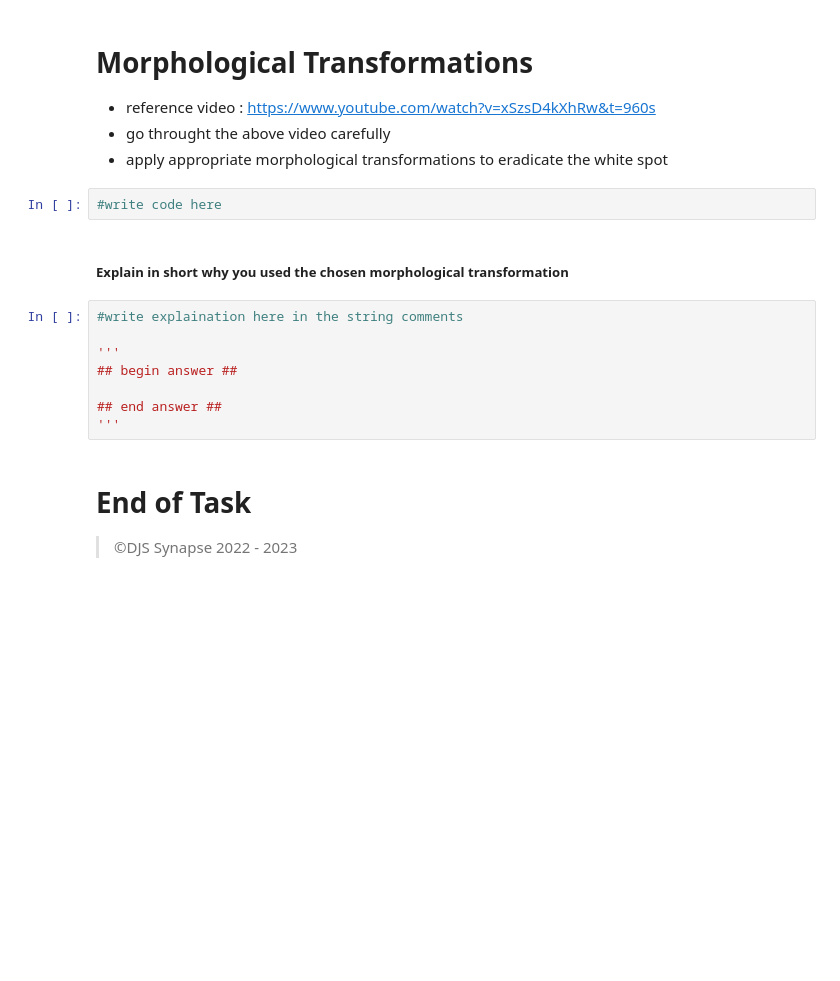
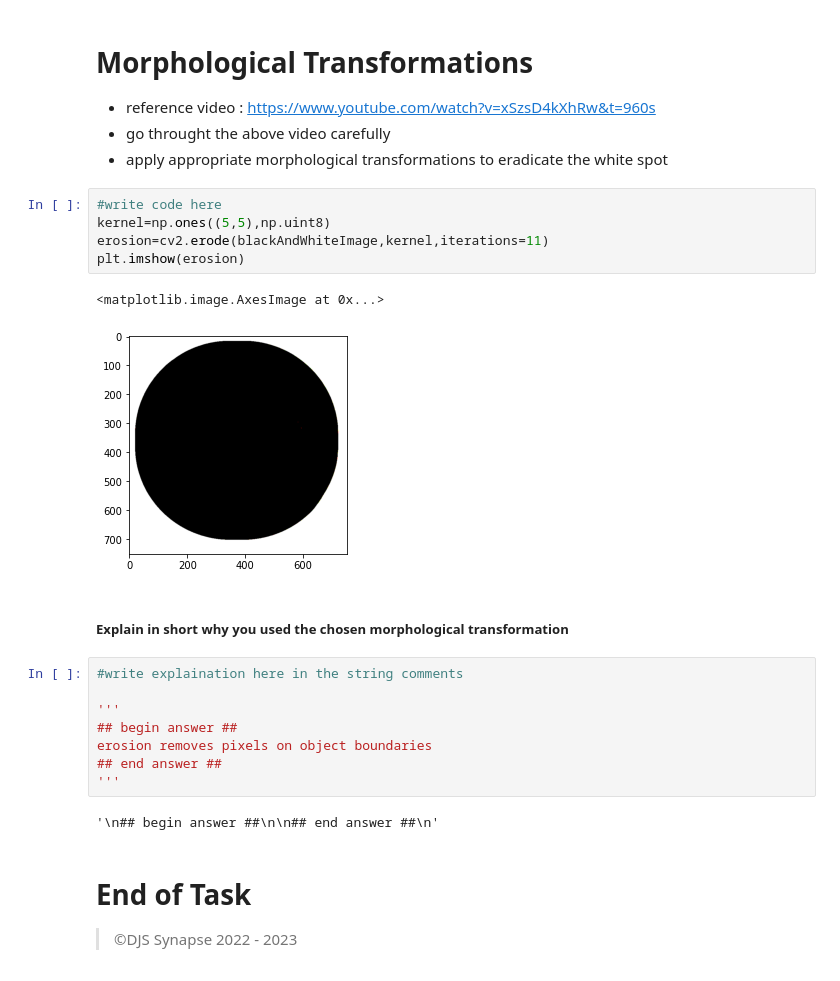
Before and after one commit to maitreya-v/Synapse_LP, a Jupyter notebook: CV_week1.ipynb, the cells around one changed output. Cells and saved outputs as stored; diff of their text form; blank space fills up the shorter version.

```diff
--- a/CV_week1.ipynb
+++ b/CV_week1.ipynb
@@ -556,8 +557,14 @@ To fix this we have to use something called as morphological transformation
 - reference video : https://www.youtube.com/watch?v=xSzsD4kXhRw&t=960s
 - go throught the above video carefully
 - apply appropriate morphological transformations to eradicate the white spot
-# %%
-#write code here
+# %%
+#write code here
+kernel=np.ones((5,5),np.uint8)
+erosion=cv2.erode(blackAndWhiteImage,kernel,iterations=11)
+plt.imshow(erosion)
+# %% [output]
+<matplotlib.image.AxesImage at 0x...>
+[figure, added]
 # %% [markdown]
 ##### Explain in short why you used the chosen morphological transformation
 # %%
@@ -565,9 +572,11 @@ To fix this we have to use something called as morphological transformation
 
 '''
 ## begin answer ##
-
+erosion removes pixels on object boundaries
 ## end answer ##
 '''
+# %% [output]
+'\n## begin answer ##\n\n## end answer ##\n'
 # %% [markdown]
 # **End of Task**
 
```
Also changed, not shown: parts of 11 cells of this notebook.
